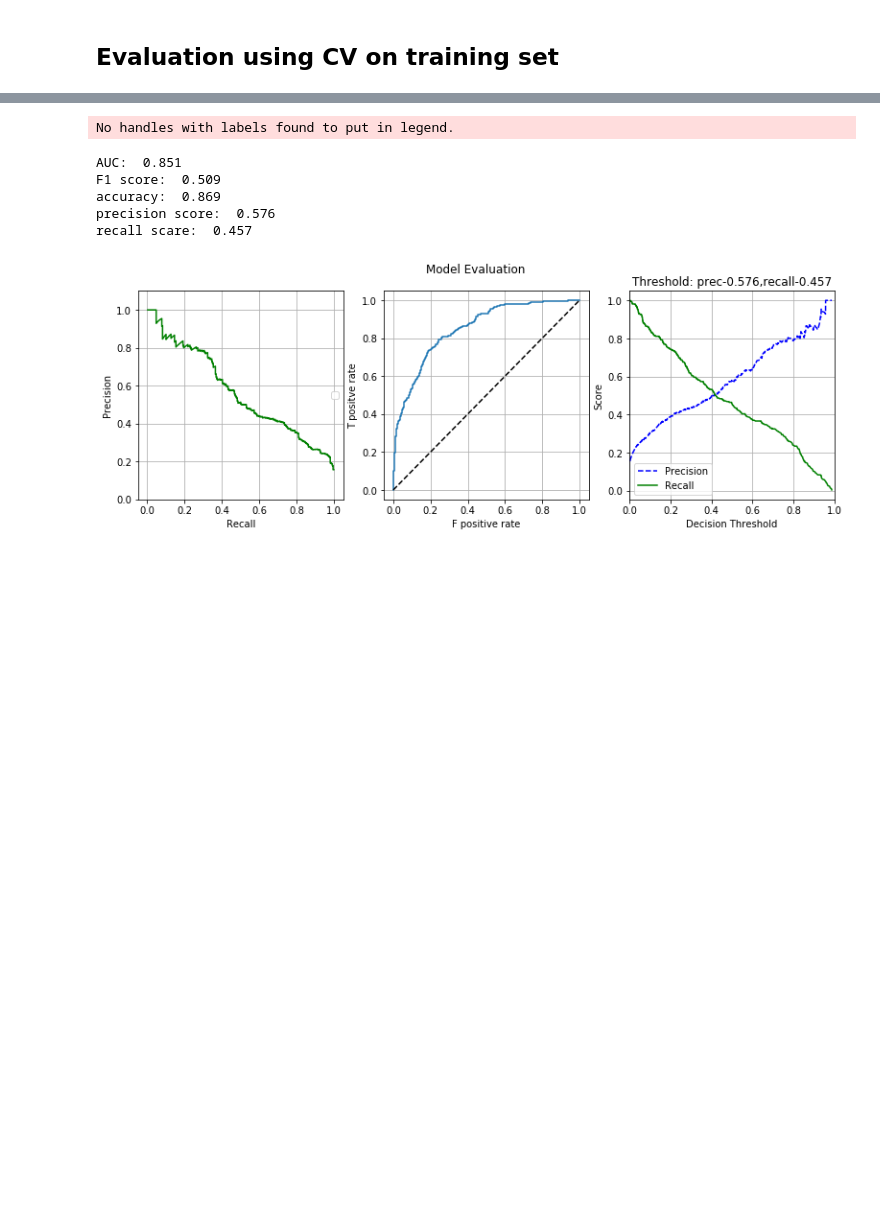
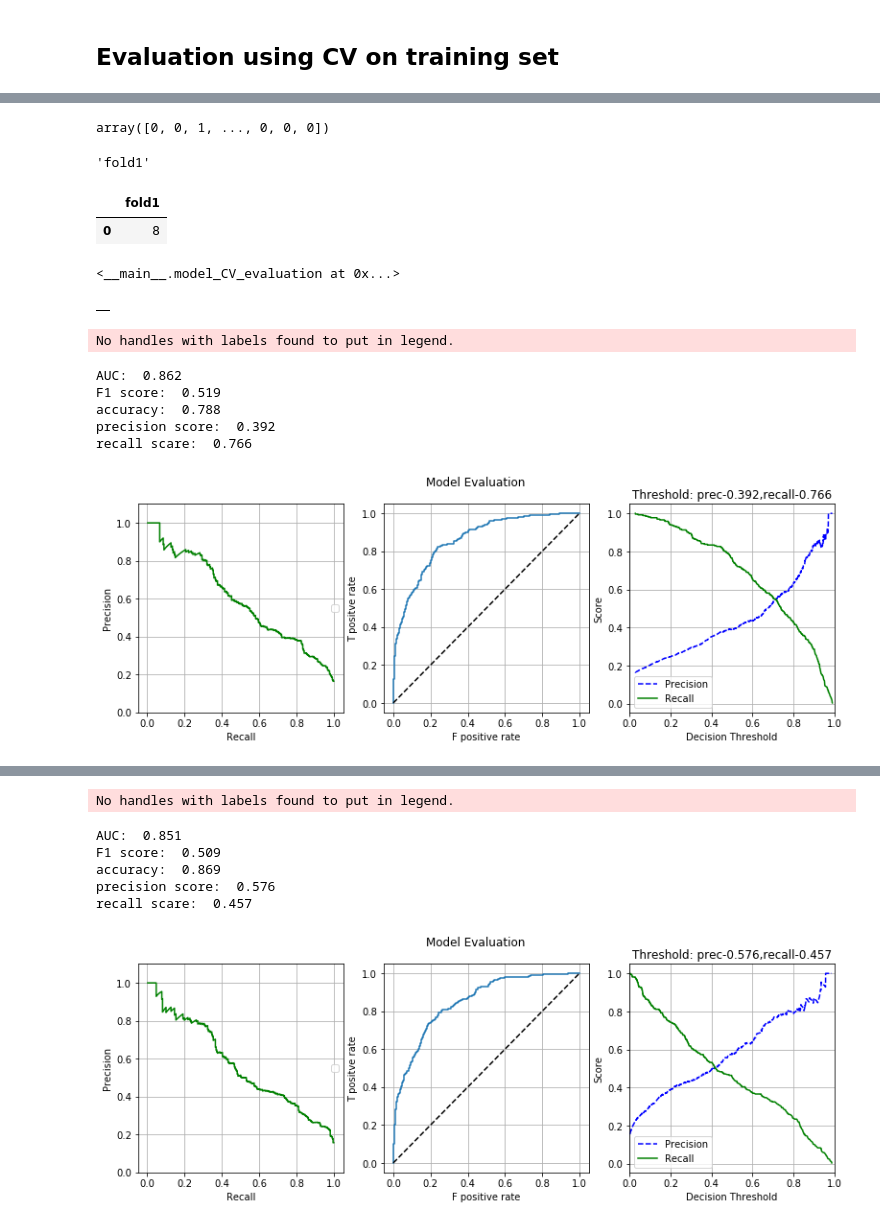
Before and after one commit to BradKeogh/EDclassification, a Jupyter notebook: notebooks/model/simple_models/D3_FullPipelineExample-AllVars.ipynb, the cells around one changed output, grey strips where cells are left out. Drawn from its saved outputs; the diff is of its cells as text; code cells hidden in the pictures; blank space fills up the shorter version.

Commit message:
added CV evaluation class to nb

```diff
--- a/notebooks/model/simple_models/D3_FullPipelineExample-AllVars.ipynb
+++ b/notebooks/model/simple_models/D3_FullPipelineExample-AllVars.ipynb
@@ -137,11 +137,12 @@ lgr_model = LogisticRegression(solver='liblinear',class_weight ='balanced')
 param_grid = {
     'C':[0.01, 0.05, 0.1,0.2,0.3,0.5,0.7,1,3,10],
        'penalty':['l1','l2'],
-    'class_weight':['balanced', None, {1: 10}, {1:3},{1:5}, {1: 20}],
+#     'class_weight':['balanced', None, {1: 10}, {1:3},{1:5}, {1: 20}],
        }
 # %%
-tscv = TimeSeriesSplit(n_splits=4)
+tscv = TimeSeriesSplit(n_splits=6)
 # %%
-grid_search = GridSearchCV(lgr_model, param_grid, cv=tscv, scoring='brier_score_loss', return_train_score=True)
+grid_search = GridSearchCV(lgr_model, param_grid, cv=tscv, scoring='average_precision', return_train_score=True)
+# brier_score_loss, average_precision
 grid_search.fit(X_trainT, y_train)
 # %% [output]
@@ -180,0 +472,9 @@ from src.eval.eval_utils import cross_val_predict_tscv, BinProbEval
+# %%
+X = X_trainT
+
+for train_index, valid_index in TimeSeriesSplit(4).split(X):
+    print('here')
+    train_index
+    X_train, X_valid = X[train_index], X[valid_index]
+    y_train, y_valid = y[train_index], y[valid_index]
+    fold_name = 'fold' + str(fold_counter)
@@ -181,2 +500,37 @@ from src.eval.eval_utils import cross_val_predict_tscv, BinProbEval
+# %%
+y_train.values
+# %% [output]
+array([0, 0, 1, ..., 0, 0, 0])
+# %%
+'fold' + str(1)
+# %% [output]
+'fold1'
+# %%
+df = pd.DataFrame()
+
+df['fold1'] = [8]
+
+df
+# %% [output]
+|  | fold1 |
+| 0 | 8 |
+# %%
+meval
+# %% [output]
+<__main__.model_CV_evaluation at 0x...>
+# %%
+model_eval.train_probab_preds_byfold
+# %% [output]
+|  |
 # %%
 proba_preds, label_preds, y_labels = cross_val_predict_tscv(grid_search.best_estimator_, X_trainT, y_train, n_splits = 4)
+# %%
+evaluation = BinProbEval(proba_preds, label_preds, y_labels, plot=True)
+# %% [output]
+No handles with labels found to put in legend.
+AUC:  0.862
+F1 score:  0.519
+accuracy:  0.788
+precision score:  0.392
+recall scare:  0.766
+[figure, added]
```
Also changed, not shown: parts of 27 cells of this notebook.
